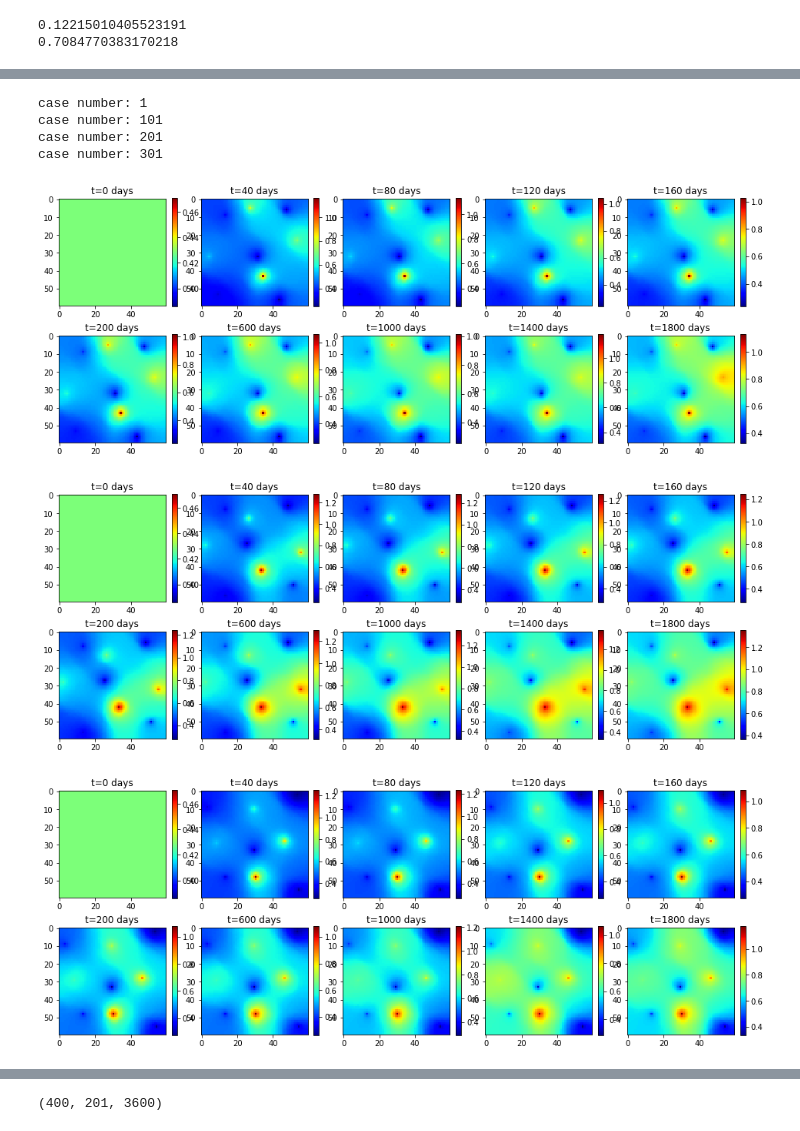
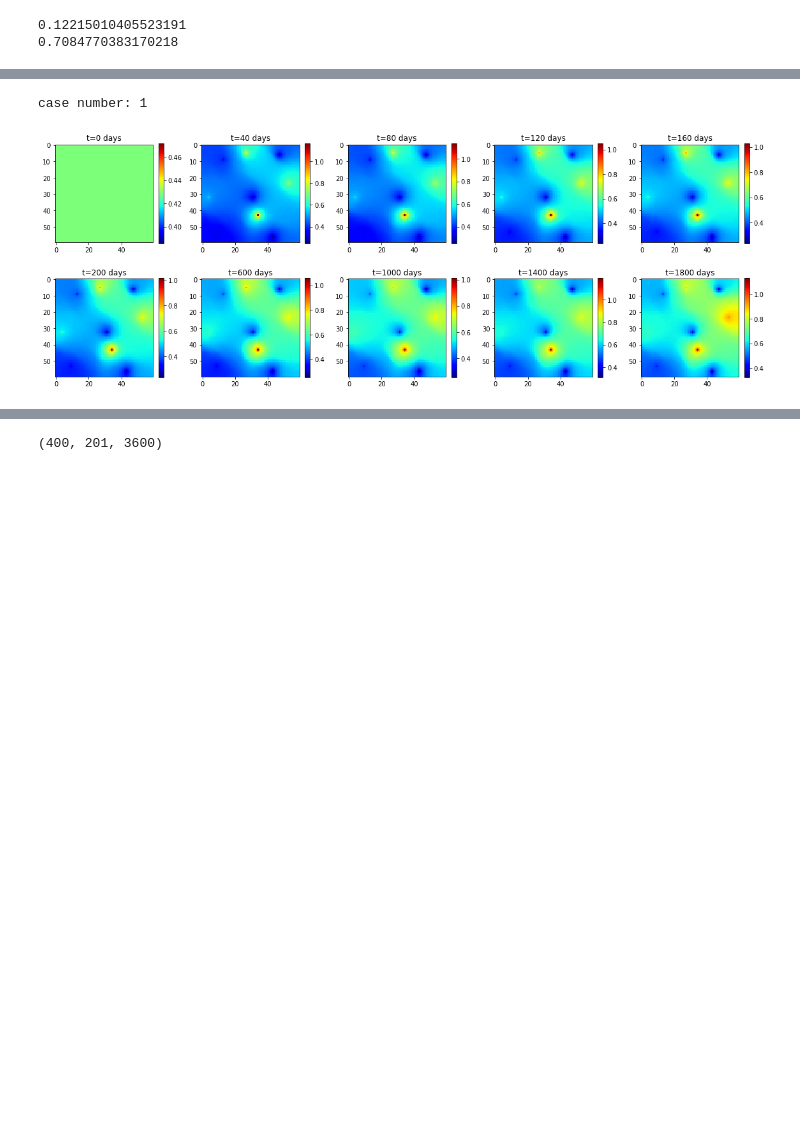
Before and after one commit to lonelysun1990/E2C, a Jupyter notebook: prepare_e2c_training_data_var_wl.ipynb, the cells around one changed output, grey strips where cells are left out. Cells and saved outputs as stored; diff of their text form; code cells hidden in the pictures; blank space fills up the shorter version.

```diff
--- a/prepare_e2c_training_data_var_wl.ipynb
+++ b/prepare_e2c_training_data_var_wl.ipynb
@@ -89,7 +89,7 @@ print(np.max(sat))
 # dt = 10 # timestep, not days
 days_per_step = 10
 # %%
-for k in range(4):
+for k in range(1):
     i_case = 100*k+1
     plt.figure(figsize=(16,6))
     print("case number: %d"%(i_case))
@@ -114,26 +108,21 @@ case number: 301
 # %%
-for k in range(4):
+for k in range(1):
     i_case = 100*k+1
     plt.figure(figsize=(16,6))
     print("case number: %d"%(i_case))
     for idx in range(5):
         plt.subplot(2,5, idx+1)
         plt.imshow(pres[i_case, idx*4, :].reshape((60,60)))
         plt.title("t=%d days"%(idx*4*days_per_step))
         plt.colorbar(fraction=0.046)
 
     for idx in range(5):
         plt.subplot(2,5, idx+6)
         plt.imshow(pres[i_case, idx*40+20, :].reshape((60,60)))
         plt.title("t=%d days"%((idx*40+20)*days_per_step))
         plt.colorbar(fraction=0.046)
 plt.tight_layout()
 plt.show()
 # %% [output]
 case number: 1
-case number: 101
-case number: 201
-case number: 301
-[figure, old version]
+[figure, new version]
-[figure, removed]
-[figure, removed]
```
Also changed, not shown: parts of 31 cells of this notebook, 16 other files.
